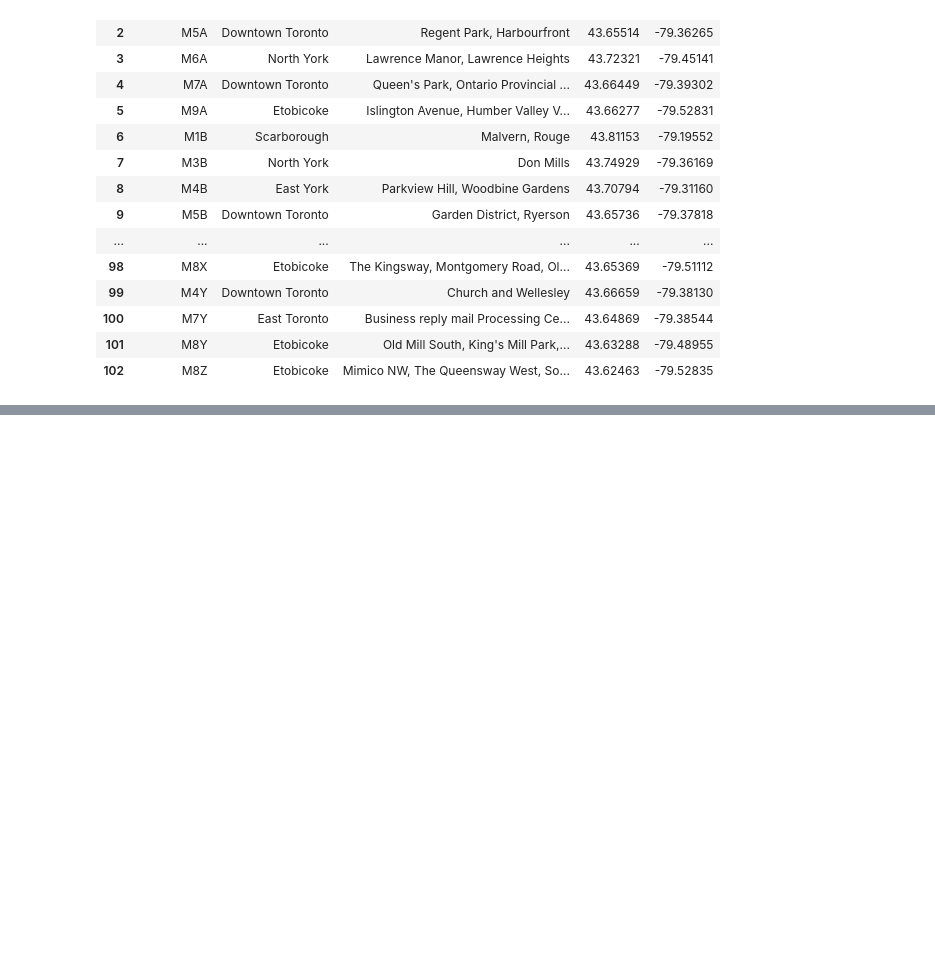
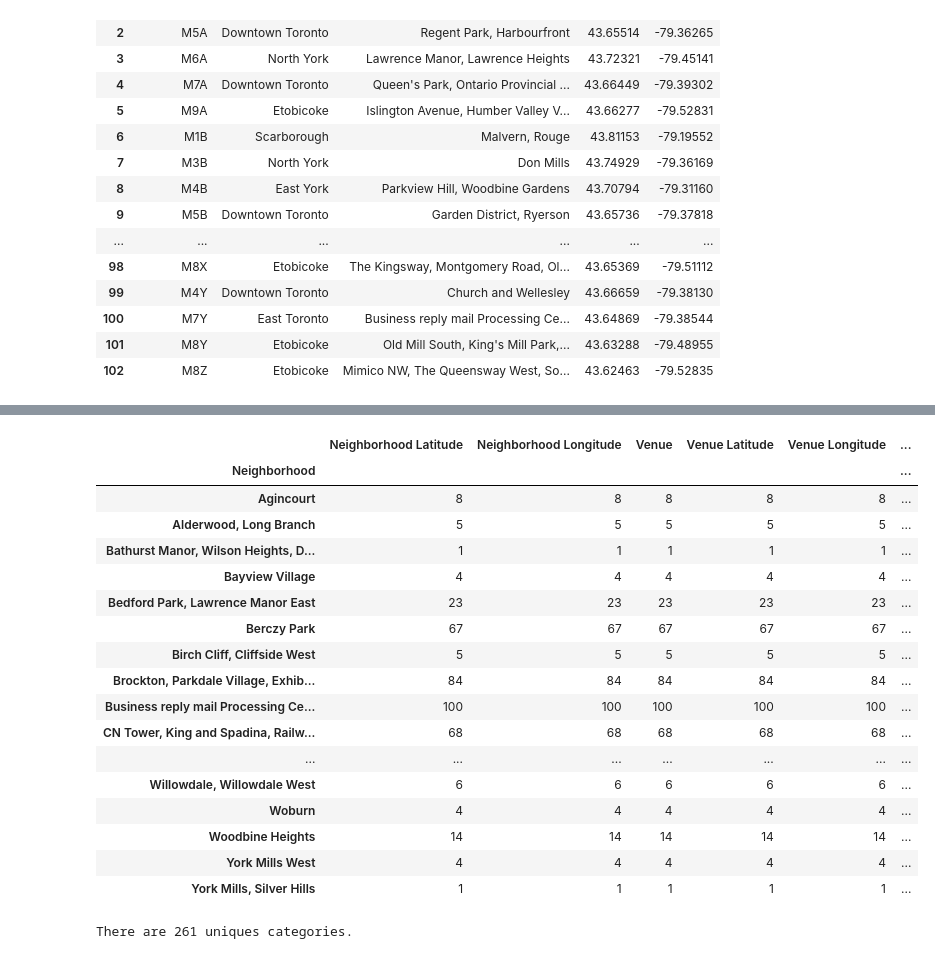
Before and after one commit to lingesh1710/Coursera_Capstone, a Jupyter notebook: Toronto.ipynb, the cells around one changed output, grey strips where cells are left out. Drawn from its saved outputs; the diff is of its cells as text; code cells hidden in the pictures; blank space fills up the shorter version.

```diff
--- a/Toronto.ipynb
+++ b/Toronto.ipynb
@@ -142,3 +146,11 @@ toronto_df
 | 100 | M7Y | East Toronto | Business reply mail Processing Ce... | 43.64869 | -79.38544 |
 | 101 | M8Y | Etobicoke | Old Mill South, King's Mill Park,... | 43.63288 | -79.48955 |
 | 102 | M8Z | Etobicoke | Mimico NW, The Queensway West, So... | 43.62463 | -79.52835 |
+# %%
+address = 'Toronto, Ontario'
+
+geolocator = Nominatim(user_agent="ny_explorer")
+location = geolocator.geocode(address)
+latitude = location.latitude
+longitude = location.longitude
+print('The geograpical coordinate of Toronto are {}, {}.'.format(latitude, longitude))
@@ -144,0 +159,17 @@ toronto_df
+# %%
+map_Toronto = folium.Map(location=[latitude, longitude], zoom_start=10)
+
+for lat, lng, borough, neighbourhood in zip(toronto_df['Latitude'], toronto_df['Longitude'], toronto_df['Borough'], toronto_df['Neighbourhood']):
+    label = '{}, {}'.format(neighbourhood, borough)
+    label = folium.Popup(label, parse_html=True)
+    folium.CircleMarker(
+        [lat, lng],
+        radius=5,
+        popup=label,
+        color='blue',
+        fill=True,
+        fill_color='#3186cc',
+        fill_opacity=0.7,
+        parse_html=False).add_to(map_Toronto)
+
+map_Toronto
@@ -144,0 +182,8 @@ toronto_df
+# %%
+CLIENT_ID = 'MZIJC3XZIK5NQATIOFACON2FMCDOEF2WXDMZSI24RWAKSYPT'
+CLIENT_SECRET = 'ZGCS44WZIZJEREVEALG5BV0ODXP14DP33ZM0AKE0J3VL0PJ3'
+VERSION = '20180605'
+
+print('Your credentails:')
+print('CLIENT_ID: ' + CLIENT_ID)
+print('CLIENT_SECRET:' + CLIENT_SECRET)
@@ -144,0 +237,5 @@ toronto_df
+# %%
+toronto_venues = getNearbyVenues(names=toronto_df['Neighbourhood'],
+                                   latitudes=toronto_df['Latitude'],
+                                   longitudes=toronto_df['Longitude']
+                                  )
@@ -144,0 +334,25 @@ toronto_df
+# %%
+toronto_venues.groupby('Neighborhood').count()
+# %% [output]
+|  | Neighborhood Latitude | Neighborhood Longitude | Venue | Venue Latitude | Venue Longitude | ... |
+| Neighborhood |  |  |  |  |  | ... |
+| Agincourt | 8 | 8 | 8 | 8 | 8 | ... |
+| Alderwood, Long Branch | 5 | 5 | 5 | 5 | 5 | ... |
+| Bathurst Manor, Wilson Heights, D... | 1 | 1 | 1 | 1 | 1 | ... |
+| Bayview Village | 4 | 4 | 4 | 4 | 4 | ... |
+| Bedford Park, Lawrence Manor East | 23 | 23 | 23 | 23 | 23 | ... |
+| Berczy Park | 67 | 67 | 67 | 67 | 67 | ... |
+| Birch Cliff, Cliffside West | 5 | 5 | 5 | 5 | 5 | ... |
+| Brockton, Parkdale Village, Exhib... | 84 | 84 | 84 | 84 | 84 | ... |
+| Business reply mail Processing Ce... | 100 | 100 | 100 | 100 | 100 | ... |
+| CN Tower, King and Spadina, Railw... | 68 | 68 | 68 | 68 | 68 | ... |
+| ... | ... | ... | ... | ... | ... | ... |
+| Willowdale, Willowdale West | 6 | 6 | 6 | 6 | 6 | ... |
+| Woburn | 4 | 4 | 4 | 4 | 4 | ... |
+| Woodbine Heights | 14 | 14 | 14 | 14 | 14 | ... |
+| York Mills West | 4 | 4 | 4 | 4 | 4 | ... |
+| York Mills, Silver Hills | 1 | 1 | 1 | 1 | 1 | ... |
+# %%
+print('There are {} uniques categories.'.format(len(toronto_venues['Venue Category'].unique())))
+# %% [output]
+There are 261 uniques categories.
```
Also changed, not shown: parts of 45 cells of this notebook.
